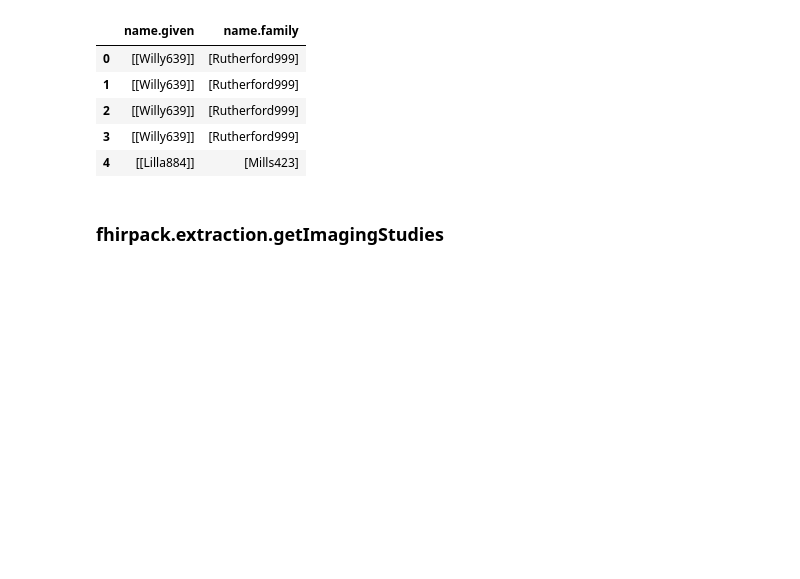
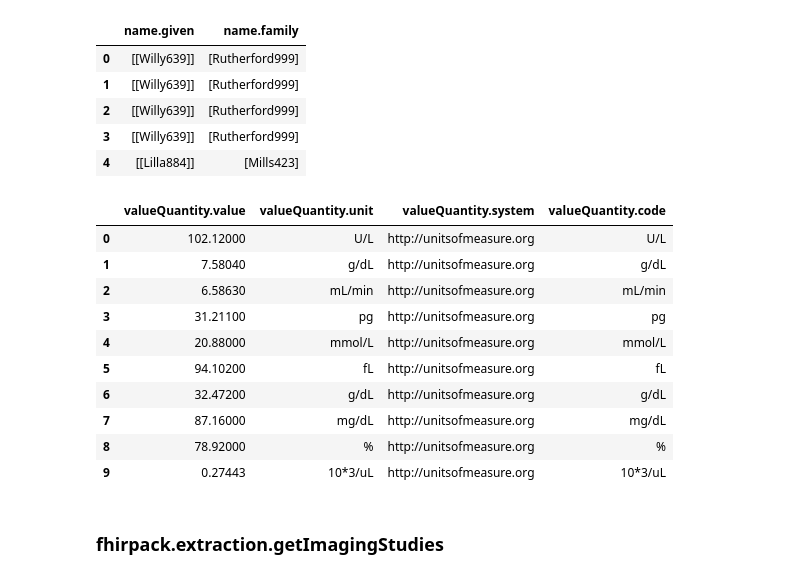
Before and after one commit to fhirpack/fhirpack, a Jupyter notebook: docs/examples/usage.ipynb, the cells around one changed output. Cells and saved outputs as stored; diff of their text form; code cells hidden in the pictures; blank space fills up the shorter version.

```diff
--- a/docs/examples/usage.ipynb
+++ b/docs/examples/usage.ipynb
@@ -807,3 +799,19 @@ result['Encounter'].explode(
+# %%
+pack.getPatients(['1555106'])\
+		.getObservations()[:10]\
+				.gatherSimplePaths(paths)
+# %% [output]
+|  | valueQuantity.value | valueQuantity.unit | valueQuantity.system | valueQuantity.code |
+| 0 | 102.12000 | U/L | http://unitsofmeasure.org | U/L |
+| 1 | 7.58040 | g/dL | http://unitsofmeasure.org | g/dL |
+| 2 | 6.58630 | mL/min | http://unitsofmeasure.org | mL/min |
+| 3 | 31.21100 | pg | http://unitsofmeasure.org | pg |
+| 4 | 20.88000 | mmol/L | http://unitsofmeasure.org | mmol/L |
+| 5 | 94.10200 | fL | http://unitsofmeasure.org | fL |
+| 6 | 32.47200 | g/dL | http://unitsofmeasure.org | g/dL |
+| 7 | 87.16000 | mg/dL | http://unitsofmeasure.org | mg/dL |
+| 8 | 78.92000 | % | http://unitsofmeasure.org | % |
+| 9 | 0.27443 | 10*3/uL | http://unitsofmeasure.org | 10*3/uL |
 # %% [markdown]
 ### fhirpack.extraction.getImagingStudies
 # %%
```
Also changed, not shown: parts of 18 cells of this notebook, 2 other files.
